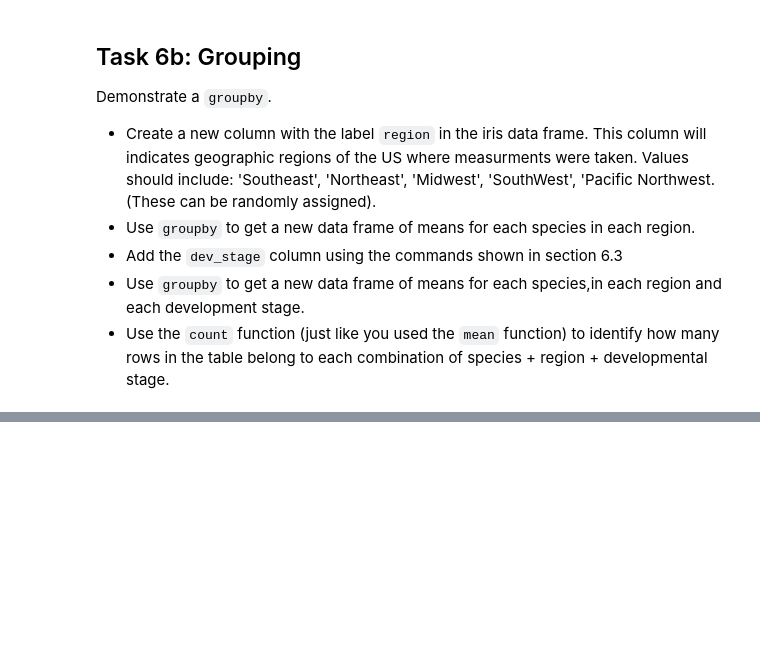
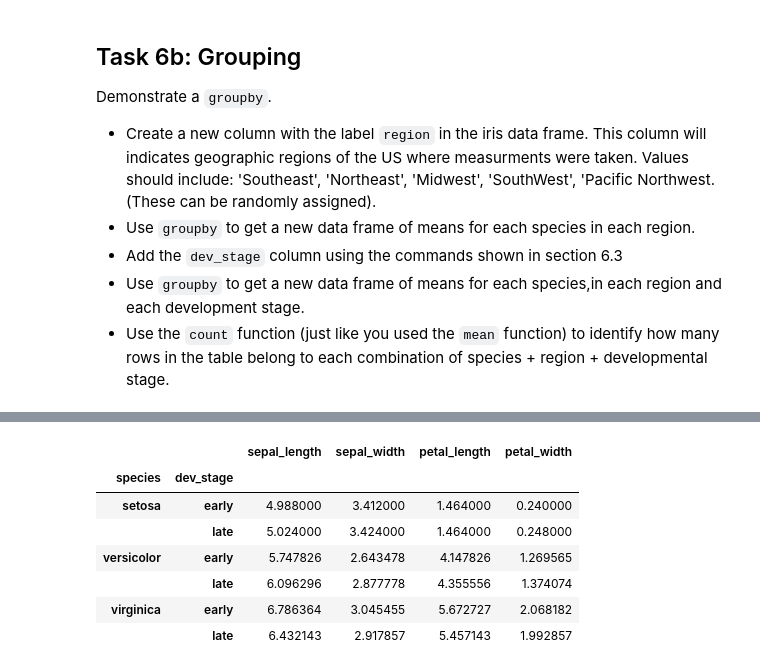
Before and after one commit to DslimII/hort503, a Jupyter notebook: Panda Part 2/A04-Pandas_Part2-Practice.ipynb, the cells around one changed output, grey strips where cells are left out. Cells and saved outputs as stored; diff of their text form; code cells hidden in the pictures; blank space fills up the shorter version.

```diff
--- a/Panda Part 2/A04-Pandas_Part2-Practice.ipynb
+++ b/Panda Part 2/A04-Pandas_Part2-Practice.ipynb
@@ -16,0 +22,2 @@ import pandas as pd
+# %%
+iris_df = pd.read_csv('data/iris.csv')
@@ -67,0 +541,3 @@ Demonstrate a `groupby`.
+# %%
+iris_df['dev_stage'] = np.random.choice(['early', 'late'], iris_df.shape[0])
+iris_df.head()
@@ -67,0 +551,12 @@ Demonstrate a `groupby`.
+# %%
+groups = iris_df.groupby(['species', 'dev_stage'])
+groups.mean()
+# %% [output]
+|  |  | sepal_length | sepal_width | petal_length | petal_width |
+| species | dev_stage |  |  |  |  |
+| setosa | early | 4.988000 | 3.412000 | 1.464000 | 0.240000 |
+|  | late | 5.024000 | 3.424000 | 1.464000 | 0.248000 |
+| versicolor | early | 5.747826 | 2.643478 | 4.147826 | 1.269565 |
+|  | late | 6.096296 | 2.877778 | 4.355556 | 1.374074 |
+| virginica | early | 6.786364 | 3.045455 | 5.672727 | 2.068182 |
+|  | late | 6.432143 | 2.917857 | 5.457143 | 1.992857 |
```
Also changed, not shown: parts of 54 cells of this notebook.
